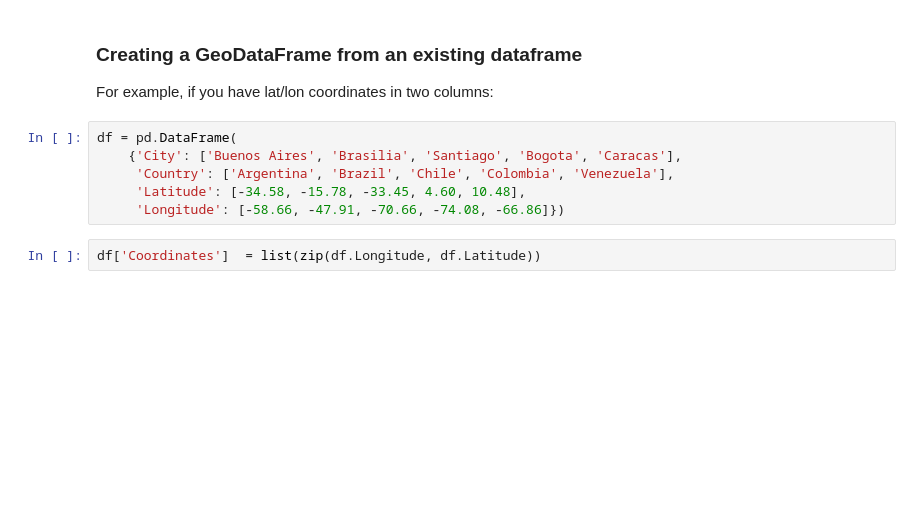
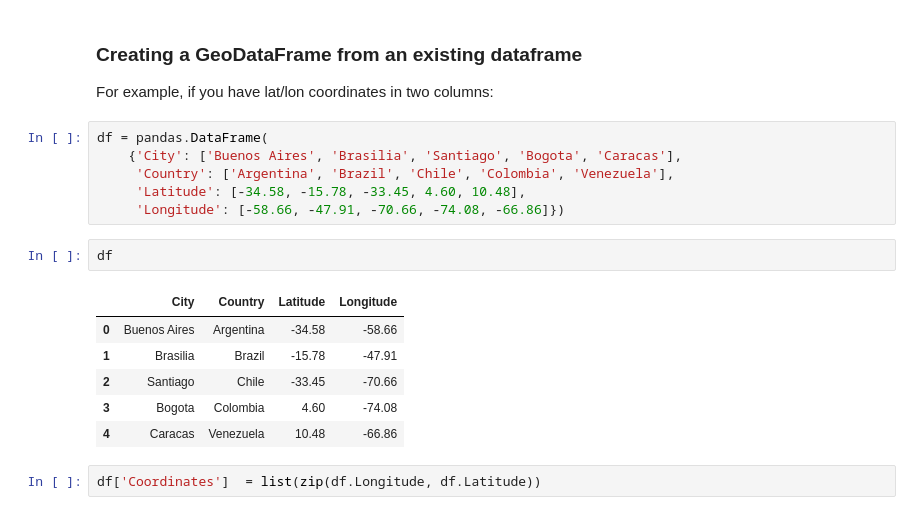
Before and after one commit to JimShady/scipy2018-geospatial-data, a Jupyter notebook: 01-introduction-geospatial-data.ipynb, the cells around one changed output. Saved outputs shown, nothing was run; the diff lists cells and outputs as text; blank space fills up the shorter version.

```diff
--- a/01-introduction-geospatial-data.ipynb
+++ b/01-introduction-geospatial-data.ipynb
@@ -241,10 +323,19 @@ geopandas.GeoDataFrame({
 
 For example, if you have lat/lon coordinates in two columns:
 # %%
-df = pd.DataFrame(
+df = pandas.DataFrame(
     {'City': ['Buenos Aires', 'Brasilia', 'Santiago', 'Bogota', 'Caracas'],
      'Country': ['Argentina', 'Brazil', 'Chile', 'Colombia', 'Venezuela'],
      'Latitude': [-34.58, -15.78, -33.45, 4.60, 10.48],
      'Longitude': [-58.66, -47.91, -70.66, -74.08, -66.86]})
+# %%
+df
+# %% [output]
+|  | City | Country | Latitude | Longitude |
+| 0 | Buenos Aires | Argentina | -34.58 | -58.66 |
+| 1 | Brasilia | Brazil | -15.78 | -47.91 |
+| 2 | Santiago | Chile | -33.45 | -70.66 |
+| 3 | Bogota | Colombia | 4.60 | -74.08 |
+| 4 | Caracas | Venezuela | 10.48 | -66.86 |
 # %%
 df['Coordinates']  = list(zip(df.Longitude, df.Latitude))
```
Also changed, not shown: parts of 24 cells of this notebook, 7 other files.
